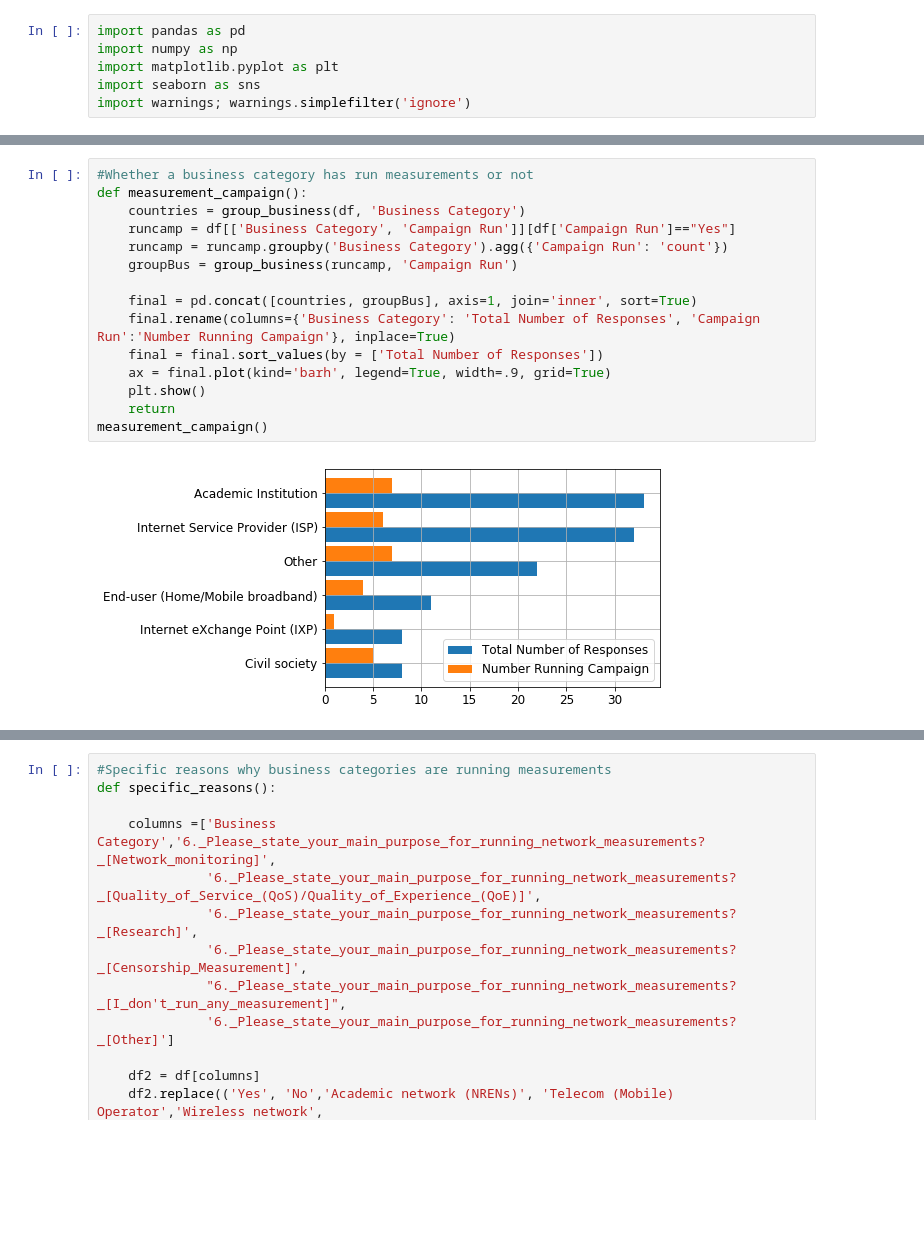
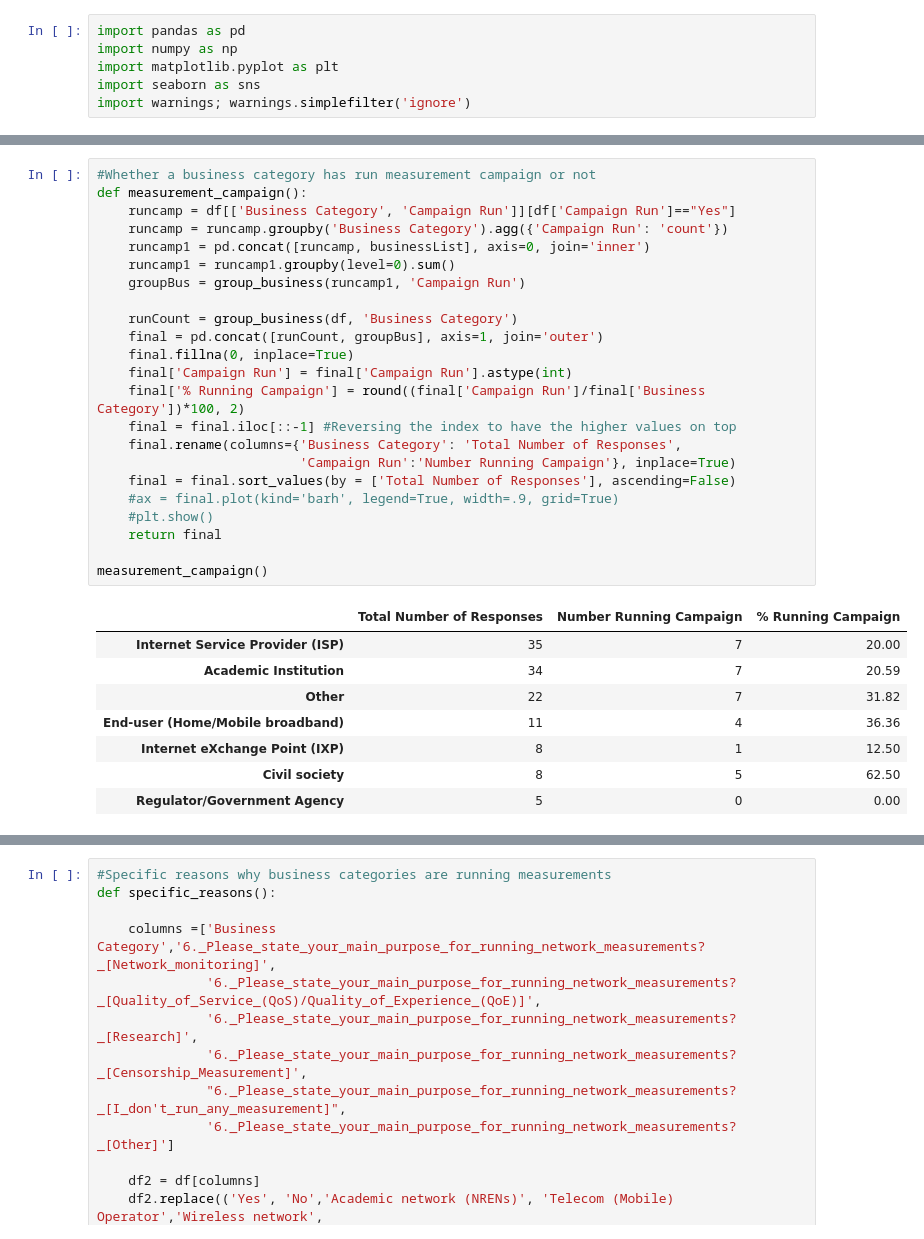
Before and after one commit to AFRINIC-Labs/Africa_Internet_Measurement_Survey, a Jupyter notebook: survey_analysis.ipynb, the cells around one changed output, grey strips where cells are left out. Cells and saved outputs as stored; diff of their text form; blank space fills up the shorter version.

```diff
--- a/survey_analysis.ipynb
+++ b/survey_analysis.ipynb
@@ -69,17 +89,32 @@ Total number of businesses than run some measurement: 30 or 25.21% of all respon
 # %%
-#Whether a business category has run measurements or not
+#Whether a business category has run measurement campaign or not
 def measurement_campaign():
-    countries = group_business(df, 'Business Category')
     runcamp = df[['Business Category', 'Campaign Run']][df['Campaign Run']=="Yes"]
     runcamp = runcamp.groupby('Business Category').agg({'Campaign Run': 'count'})
-    groupBus = group_business(runcamp, 'Campaign Run')
+    runcamp1 = pd.concat([runcamp, businessList], axis=0, join='inner')
+    runcamp1 = runcamp1.groupby(level=0).sum()
+    groupBus = group_business(runcamp1, 'Campaign Run')
 
-    final = pd.concat([countries, groupBus], axis=1, join='inner', sort=True)
-    final.rename(columns={'Business Category': 'Total Number of Responses', 'Campaign Run':'Number Running Campaign'}, inplace=True)
-    final = final.sort_values(by = ['Total Number of Responses'])
-    ax = final.plot(kind='barh', legend=True, width=.9, grid=True)
-    plt.show()
-    return
+    runCount = group_business(df, 'Business Category')
+    final = pd.concat([runCount, groupBus], axis=1, join='outer')
+    final.fillna(0, inplace=True)
+    final['Campaign Run'] = final['Campaign Run'].astype(int)
+    final['% Running Campaign'] = round((final['Campaign Run']/final['Business Category'])*100, 2)
+    final = final.iloc[::-1] #Reversing the index to have the higher values on top
+    final.rename(columns={'Business Category': 'Total Number of Responses',
+                          'Campaign Run':'Number Running Campaign'}, inplace=True)
+    final = final.sort_values(by = ['Total Number of Responses'], ascending=False)
+    #ax = final.plot(kind='barh', legend=True, width=.9, grid=True)
+    #plt.show()
+    return final
+
 measurement_campaign()
 # %% [output]
-[figure, removed]
+|  | Total Number of Responses | Number Running Campaign | % Running Campaign |
+| Internet Service Provider (ISP) | 35 | 7 | 20.00 |
+| Academic Institution | 34 | 7 | 20.59 |
+| Other | 22 | 7 | 31.82 |
+| End-user (Home/Mobile broadband) | 11 | 4 | 36.36 |
+| Internet eXchange Point (IXP) | 8 | 1 | 12.50 |
+| Civil society | 8 | 5 | 62.50 |
+| Regulator/Government Agency | 5 | 0 | 0.00 |
```
Also changed, not shown: parts of 5 cells of this notebook, 1 other file.
